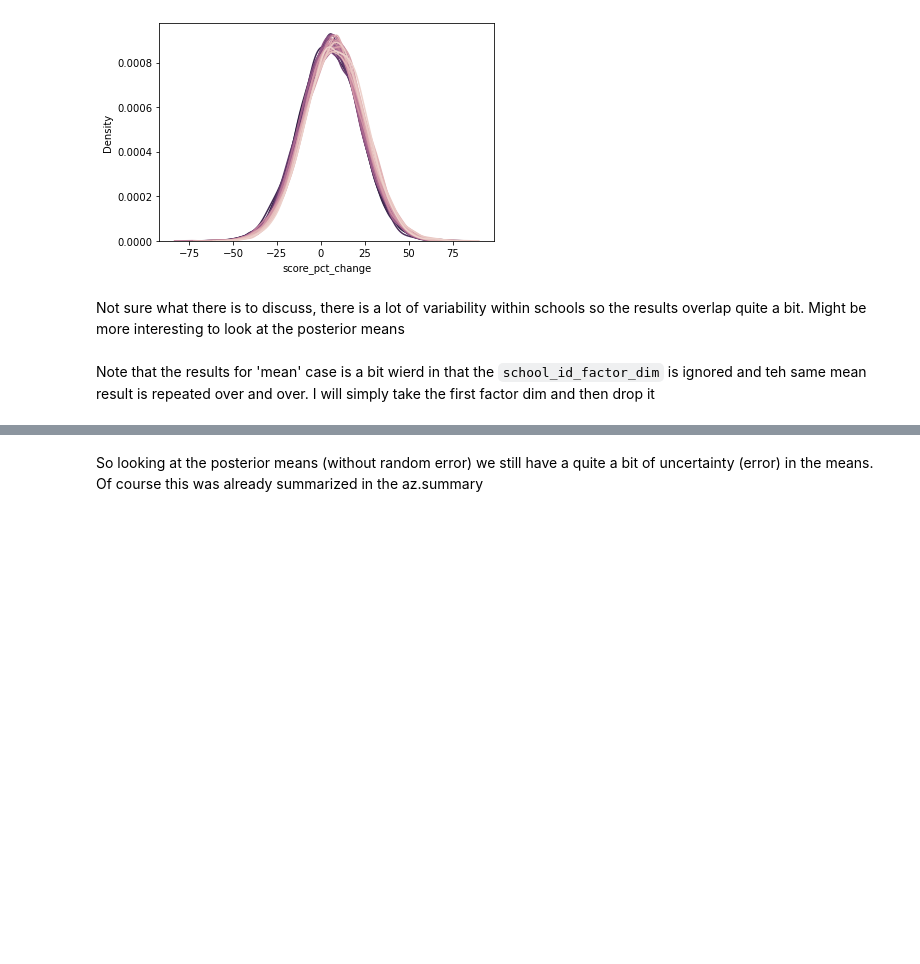
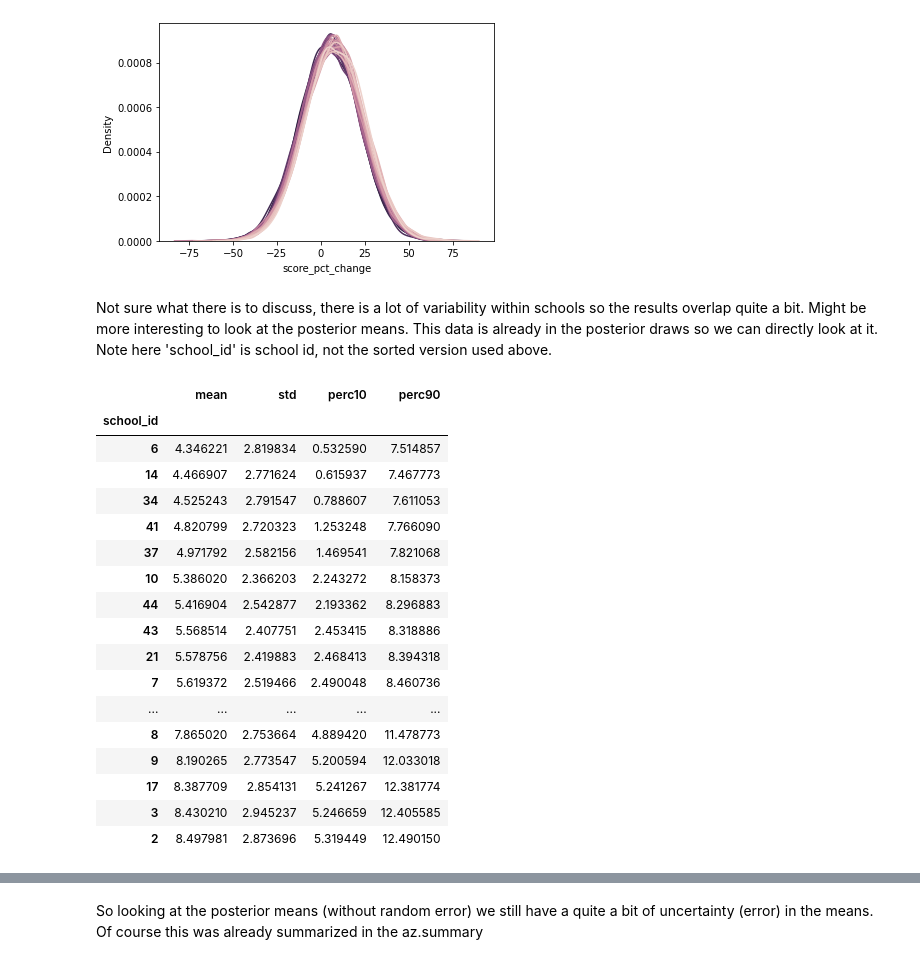
Before and after one commit to DrEntropy/BayesRulesWork, a Jupyter notebook: Chapter16.ipynb, the cells around one changed output, grey strips where cells are left out. Cells and saved outputs as stored; diff of their text form; code cells hidden in the pictures; blank space fills up the shorter version.

```diff
--- a/Chapter16.ipynb
+++ b/Chapter16.ipynb
@@ -325,4 +325,4 @@ sns.kdeplot(data=school_pp_df, x='score_pct_change', hue='school_index', legend=
 <AxesSubplot:xlabel='score_pct_change', ylabel='Density'>
 [figure]
 # %% [markdown]
-Not sure what there is to discuss, there is a lot of variability within schools so the results overlap quite a bit. Might be more interesting to look at the posterior means
+Not sure what there is to discuss, there is a lot of variability within schools so the results overlap quite a bit. Might be more interesting to look at the posterior means. This data is already in the posterior draws so we can directly look at it. Note here 'school_id' is school id, not the sorted version used above.
@@ -331,2 +328,0 @@ school_post_means = model.predict(results, kind='mean',  data = pd.DataFrame({'s
-# %% [markdown]
-Note that the results for 'mean' case is a bit wierd in that the `school_id_factor_dim` is ignored and teh same mean result is repeated over and over. I will simply take the first factor dim and then drop it
@@ -340 +329,30 @@ school_post_means_df.columns = ['school_index', 'mean_improv']
+# %%
+school_post_means_df2 = results.posterior.to_dataframe().reset_index()[['Intercept','school_id__factor_dim','1|school_id']]
+school_post_means_df2['mean_improv'] = school_post_means_df2['Intercept'] + school_post_means_df2['1|school_id']
+school_post_means_df2.drop(columns = ['Intercept','1|school_id'], inplace=True)
+school_post_means_df2.rename(columns = {'school_id__factor_dim':'school_id'},inplace=True)
+school_post_means_df2['school_id'] = school_post_means_df2['school_id'].astype('int')
+
+sumstats = school_post_means_df2.groupby('school_id').agg(['mean',np.std,lambda x :np.quantile(x,.1),lambda x :np.quantile(x,.9)])
+sumstats.columns = ['mean','std','perc10','perc90']
+sumstats.sort_values('mean')
+# %% [output]
+|  | mean | std | perc10 | perc90 |
+| school_id |  |  |  |  |
+| 6 | 4.346221 | 2.819834 | 0.532590 | 7.514857 |
+| 14 | 4.466907 | 2.771624 | 0.615937 | 7.467773 |
+| 34 | 4.525243 | 2.791547 | 0.788607 | 7.611053 |
+| 41 | 4.820799 | 2.720323 | 1.253248 | 7.766090 |
+| 37 | 4.971792 | 2.582156 | 1.469541 | 7.821068 |
+| 10 | 5.386020 | 2.366203 | 2.243272 | 8.158373 |
+| 44 | 5.416904 | 2.542877 | 2.193362 | 8.296883 |
+| 43 | 5.568514 | 2.407751 | 2.453415 | 8.318886 |
+| 21 | 5.578756 | 2.419883 | 2.468413 | 8.394318 |
+| 7 | 5.619372 | 2.519466 | 2.490048 | 8.460736 |
+| ... | ... | ... | ... | ... |
+| 8 | 7.865020 | 2.753664 | 4.889420 | 11.478773 |
+| 9 | 8.190265 | 2.773547 | 5.200594 | 12.033018 |
+| 17 | 8.387709 | 2.854131 | 5.241267 | 12.381774 |
+| 3 | 8.430210 | 2.945237 | 5.246659 | 12.405585 |
+| 2 | 8.497981 | 2.873696 | 5.319449 | 12.490150 |
 # %%
```
Also changed, not shown: parts of 4 cells of this notebook.
